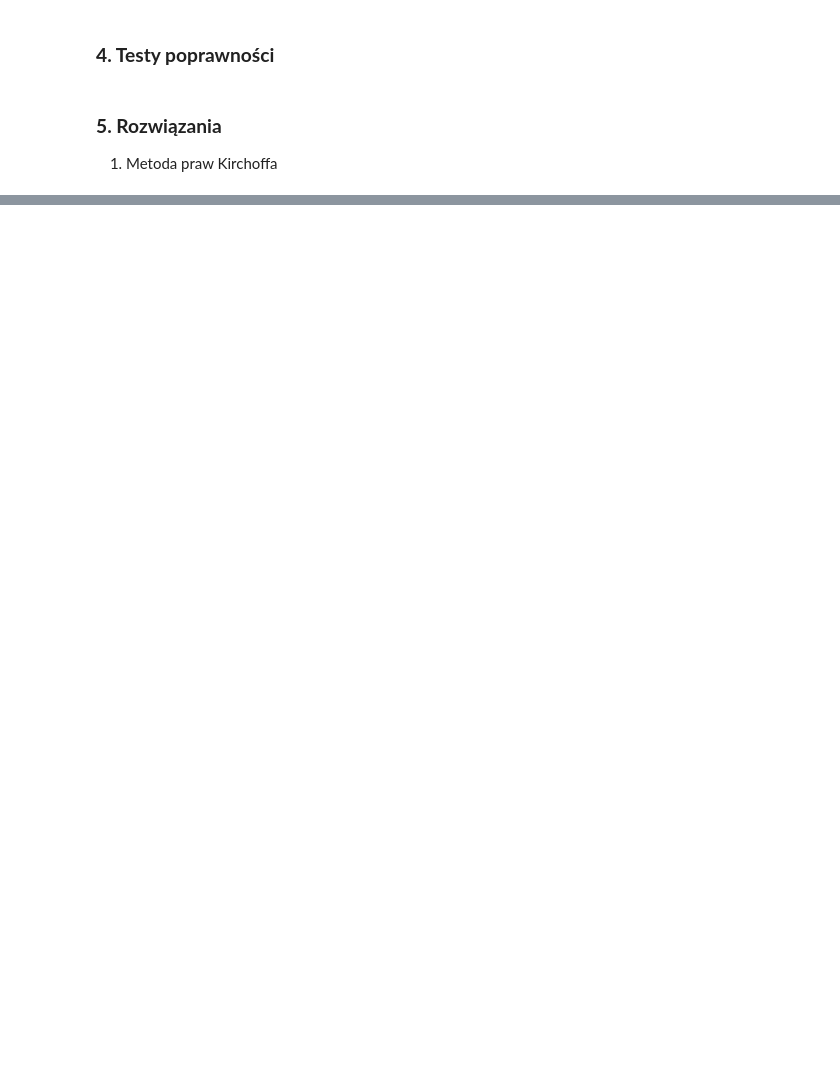
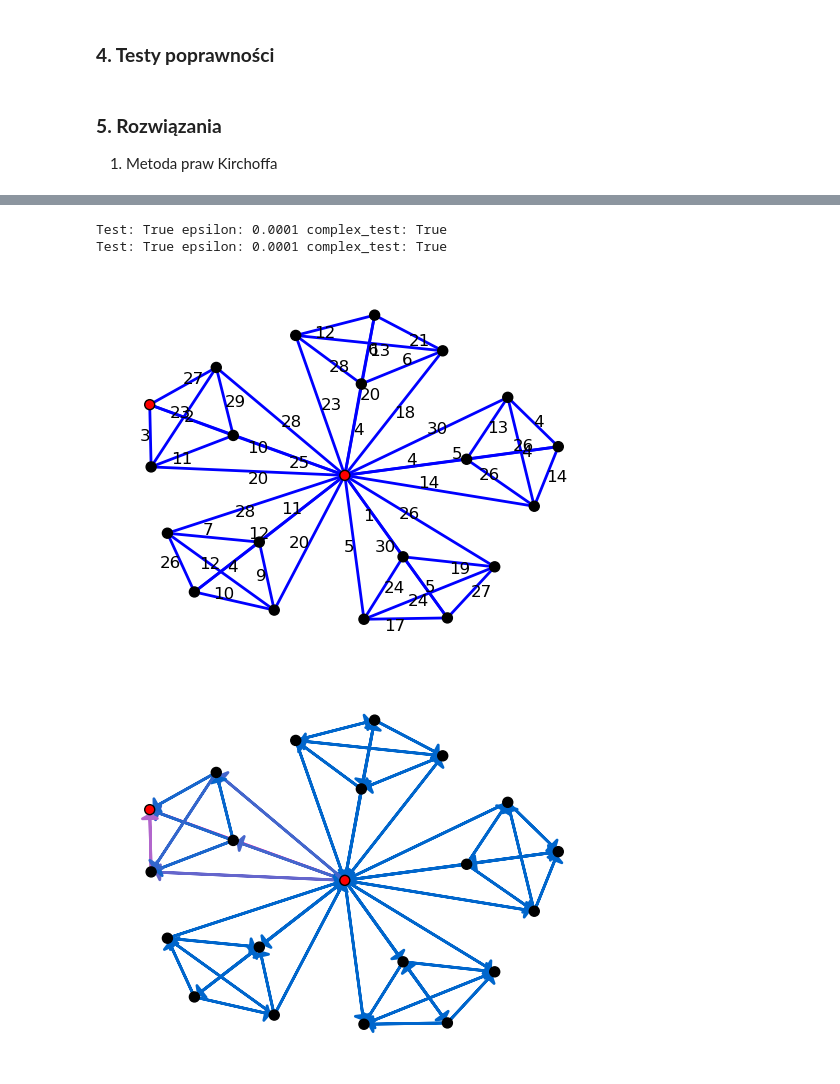
Before and after one commit to mhytrek/MOWNIT, a Jupyter notebook: lab2.ipynb, the cells around one changed output, grey strips where cells are left out. Saved outputs shown, nothing was run; the diff lists cells and outputs as text; code cells hidden in the pictures; blank space fills up the shorter version.

```diff
--- a/lab2.ipynb
+++ b/lab2.ipynb
@@ -610,0 +609,9 @@ Test: True epsilon: 0.0001 complex_test: True
+# %%
+wind_mill = read_graph(21,windmill_graph(5,5))
+find_intensity_with_kirchoff(wind_mill, 0, 9, 100, True)
+find_intensity_with_kirchoff(wind_mill, 15, 20, 100)
+# %% [output]
+Test: True epsilon: 0.0001 complex_test: True
+Test: True epsilon: 0.0001 complex_test: True
+[figure, added]
+[figure, added]
```
Also changed, not shown: parts of 39 cells of this notebook.
